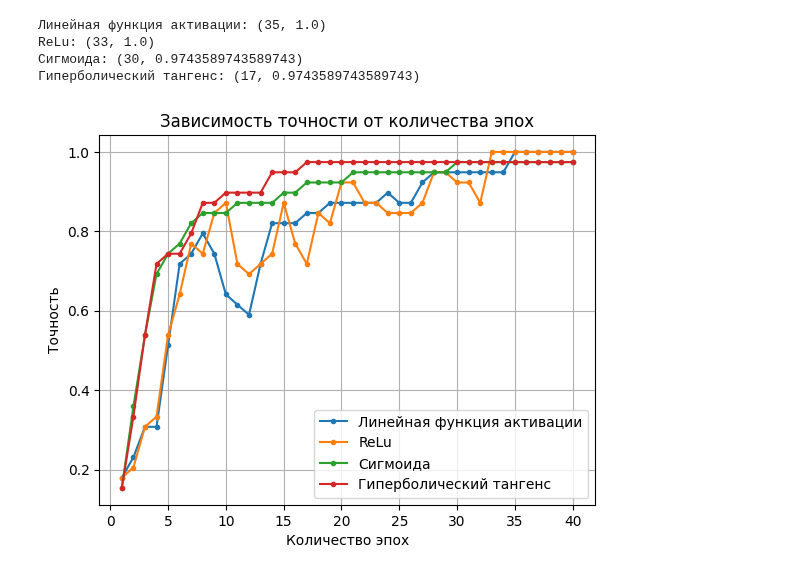
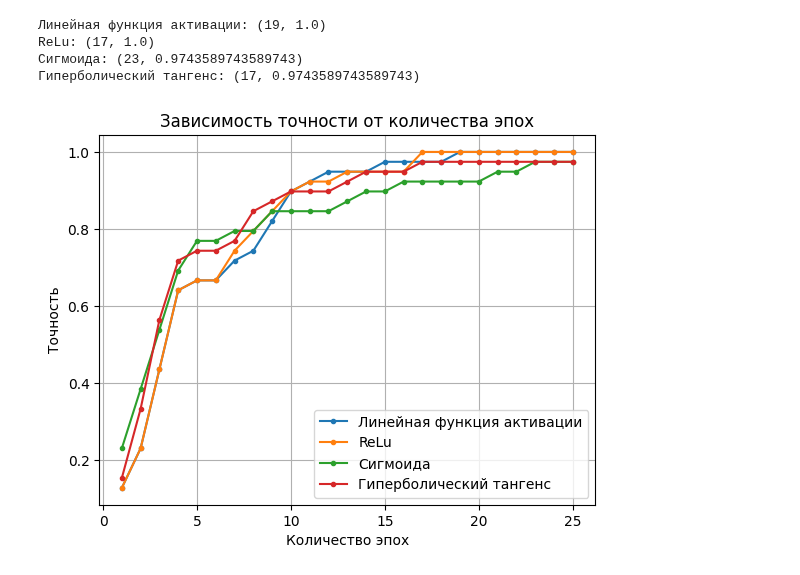
Before and after one commit to AngelicHedgehog/BMSTU-Theory-of-Artificial-Neural-Networks, a Jupyter notebook: hw1/hw1.ipynb, the cells around one changed output. Cells and saved outputs as stored; diff of their text form; code cells hidden in the pictures.

```diff
--- a/hw1/hw1.ipynb
+++ b/hw1/hw1.ipynb
@@ -26,6 +26,7 @@ class Perceptron:
         self.weights = np.zeros((num_classes, input_size + 1))  # Веса для каждого класса + 1 для смещения (bias)
         self.activation_function = lambda x: list(map(activation_function, x))
         self.activation_function_derivative = lambda x: list(map(activation_function_derivative, x))
+        self.mse_derivative = lambda target, output: 2 * (output - target) / len(target)
 
     def softmax(self, x):
         """
@@ -47,7 +48,7 @@ class Perceptron:
 
     def fit(self, X, y):
         """
-        Обучение персептрона с использованием сигмоиды и её производной
+        Обучение персептрона с использованием MSE
         :param X: Массив входных данных, размерность (n_samples, input_size)
         :param y: Целевые метки (n_samples,) в формате индексов классов
         """
@@ -58,13 +59,15 @@ class Perceptron:
                 # Преобразуем целевую метку в one-hot вектор
                 target = np.zeros(len(probabilities))
                 target[y[i]] = 1
-                # Вычисляем ошибку
-                error = target - probabilities
-                # Вычисляем градиент с использованием производной сигмоиды
-                gradient = error * self.activation_function_derivative(np.dot(self.weights[:, 1:], X[i]) + self.weights[:, 0])
+                # Вычисляем производную MSE по выходу
+                mse_grad = self.mse_derivative(target, probabilities)
+                # Вычисляем градиент активационной функции
+                activation_grad = self.activation_function_derivative(np.dot(self.weights[:, 1:], X[i]) + self.weights[:, 0])
+                # Общий градиент
+                gradient = mse_grad * activation_grad
                 # Обновляем веса для каждого класса
-                self.weights[:, 1:] += self.learning_rate * np.outer(gradient, X[i])
-                self.weights[:, 0] += self.learning_rate * gradient  # Обновляем смещение (bias)
+                self.weights[:, 1:] -= self.learning_rate * np.outer(gradient, X[i])
+                self.weights[:, 0] -= self.learning_rate * gradient  # Обновляем смещение (bias)
 
     def evaluate(self, X, y):
         """
@@ -125,9 +128,9 @@ X = np.array([
     ])
 y = np.array([keys[key] for key, _ in data])
 # %%
-EPOCHS = 40
+EPOCHS = 25
 
-k = 13
+k = 9
 print("Линейная функция активации:", find_min_epochs_count(
     X, y, EPOCHS,
     activation_function=lambda x:
@@ -136,44 +139,43 @@ print("Линейная функция активации:", find_min_epochs_cou
     activation_name="Линейная функция активации"
 ))
 
-k = 13
+k = 10
 print("ReLu:", find_min_epochs_count(
     X, y, EPOCHS,
     activation_function=lambda x:
         (lambda x, k: k * x if x > 0 else 0)(x, k=k),
     activation_function_derivative=lambda x: k,
     activation_name="ReLu"
 ))
 
 sigmoida = lambda x, k: 1 / (1 + np.exp(-k * x))
 sigmoida_derivative = lambda x, k: k * sigmoida(x, k) * (1 - sigmoida(x, k))
-k = 10
+k = 24
 print("Сигмоида:", find_min_epochs_count(
     X, y, EPOCHS,
     activation_function=lambda x: sigmoida(x, k=k),
     activation_function_derivative=lambda x: sigmoida_derivative(x, k=k),
     activation_name="Сигмоида"
 ))
 
-tanh = lambda x, k: (np.exp(k * x) - np.exp(-k * x)) / (np.exp(k * x) + np.exp(-k * x))
-tanh_derivative = lambda x, k: k * (1 - tanh(x, k) ** 2)
-k = 3
+tanh_derivative = lambda x, k: k * (1 - np.tanh(k * x) ** 2)
+k = 8
 print("Гиперболический тангенс:", find_min_epochs_count(
     X, y, EPOCHS,
-    activation_function=lambda x: tanh(x, k=k),
+    activation_function=lambda x: np.tanh(k * x),
     activation_function_derivative=lambda x: tanh_derivative(x, k=k),
     activation_name="Гиперболический тангенс"
 ))
 
 plt.title("Зависимость точности от количества эпох")
 plt.xlabel("Количество эпох")
 plt.ylabel("Точность")
 plt.grid(True)
 plt.legend()
 plt.show()
 # %% [output]
-Линейная функция активации: (35, 1.0)
-ReLu: (33, 1.0)
-Сигмоида: (30, 0.9743589743589743)
+Линейная функция активации: (19, 1.0)
+ReLu: (17, 1.0)
+Сигмоида: (23, 0.9743589743589743)
 Гиперболический тангенс: (17, 0.9743589743589743)
-[figure, old version]
+[figure, new version]
```
